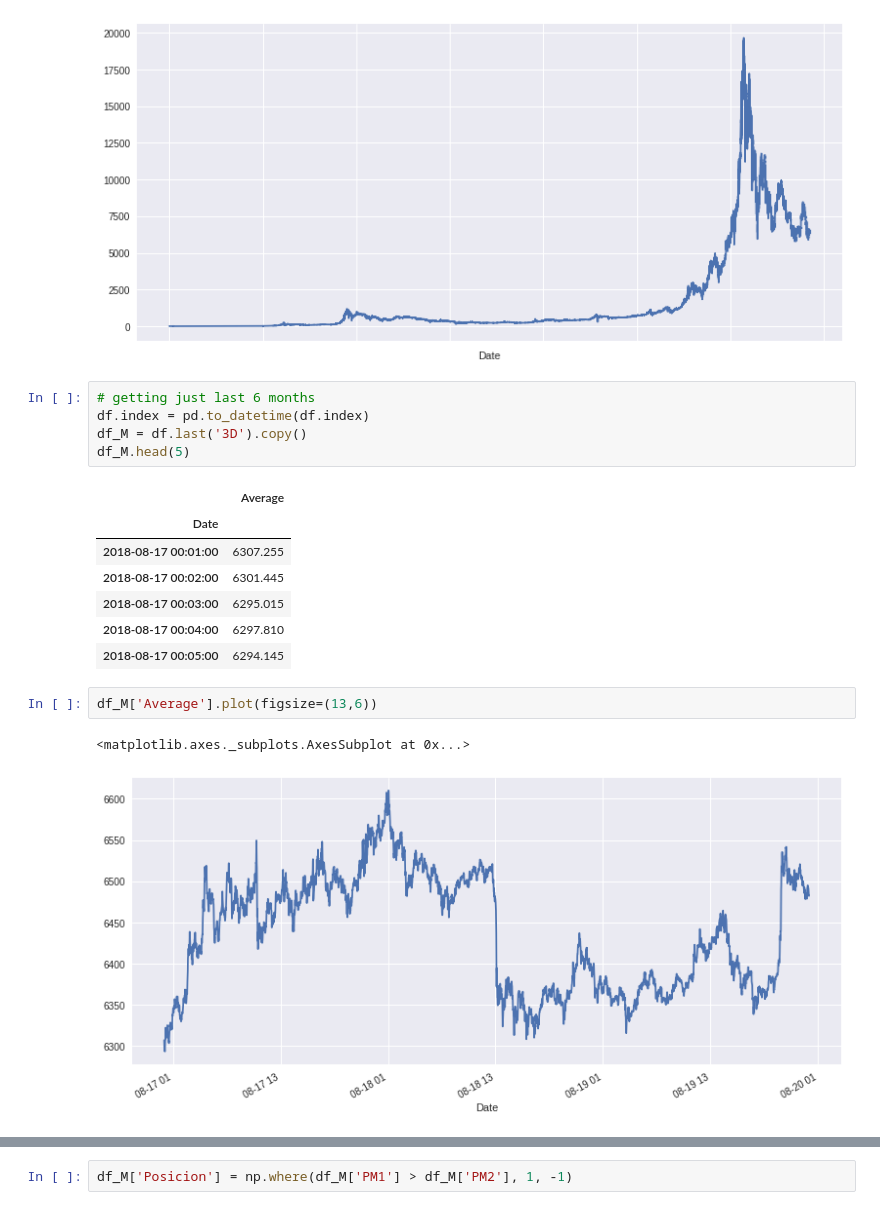
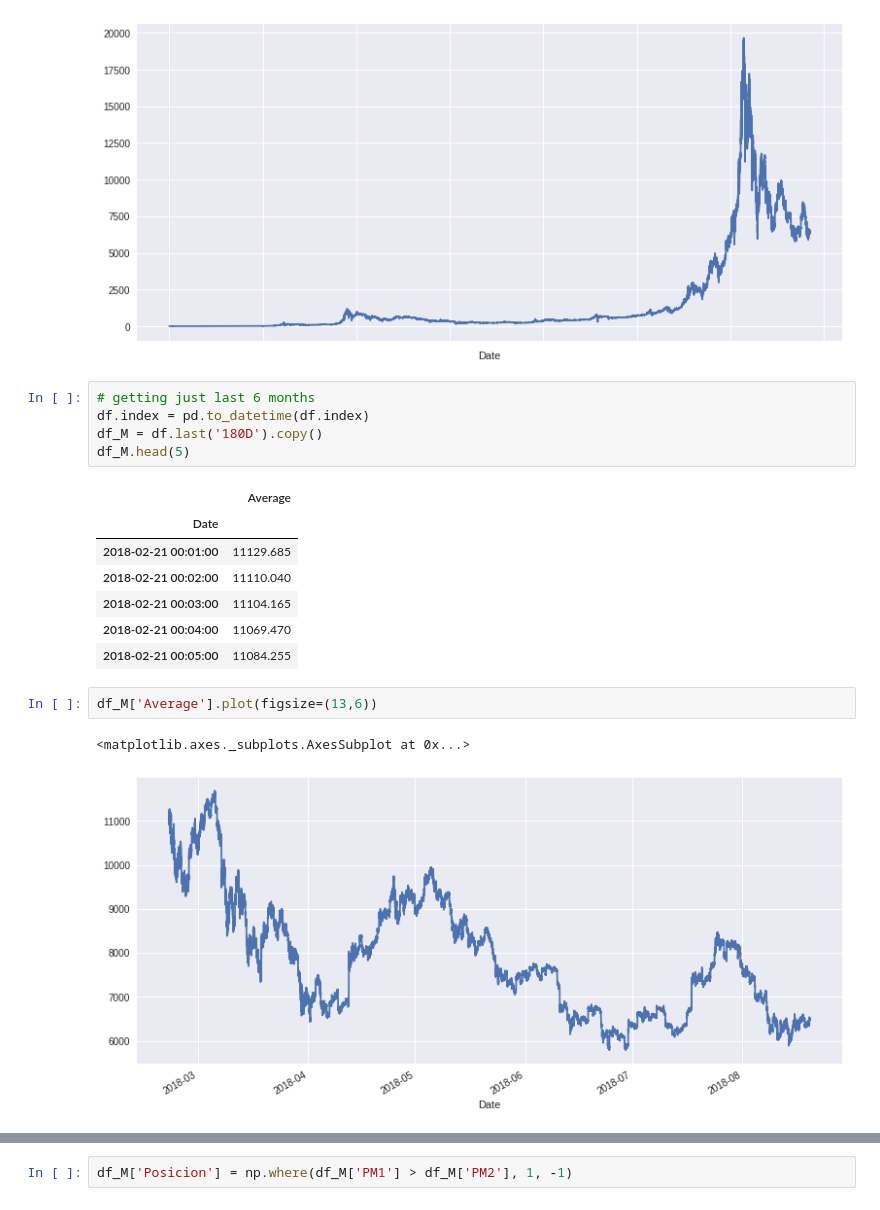
Before and after one commit to tonyarroyave/CobinhoodBot, a Jupyter notebook: backtesting/Moving Average.ipynb, the cells around one changed output, grey strips where cells are left out. Drawn from its saved outputs; the diff is of its cells as text.

```diff
--- a/backtesting/Moving Average.ipynb
+++ b/backtesting/Moving Average.ipynb
@@ -35,21 +35,21 @@ df['Average'].plot(figsize=(13,6))
 # %%
 # getting just last 6 months
 df.index = pd.to_datetime(df.index)
-df_M = df.last('3D').copy()
+df_M = df.last('180D').copy()
 df_M.head(5)
 # %% [output]
 |  | Average |
 | Date |  |
-| 2018-08-17 00:01:00 | 6307.255 |
-| 2018-08-17 00:02:00 | 6301.445 |
-| 2018-08-17 00:03:00 | 6295.015 |
-| 2018-08-17 00:04:00 | 6297.810 |
-| 2018-08-17 00:05:00 | 6294.145 |
+| 2018-02-21 00:01:00 | 11129.685 |
+| 2018-02-21 00:02:00 | 11110.040 |
+| 2018-02-21 00:03:00 | 11104.165 |
+| 2018-02-21 00:04:00 | 11069.470 |
+| 2018-02-21 00:05:00 | 11084.255 |
 # %%
 df_M['Average'].plot(figsize=(13,6))
 # %% [output]
 <matplotlib.axes._subplots.AxesSubplot at 0x...>
-[figure, old version]
+[figure, new version]
 # %%
 df_M['PM1'] = df_M['Average'].rolling(pm1).mean()
 df_M['PM2'] = df_M['Average'].rolling(pm2).mean()
```
Also changed, not shown: parts of 9 cells of this notebook, 2 other files.
